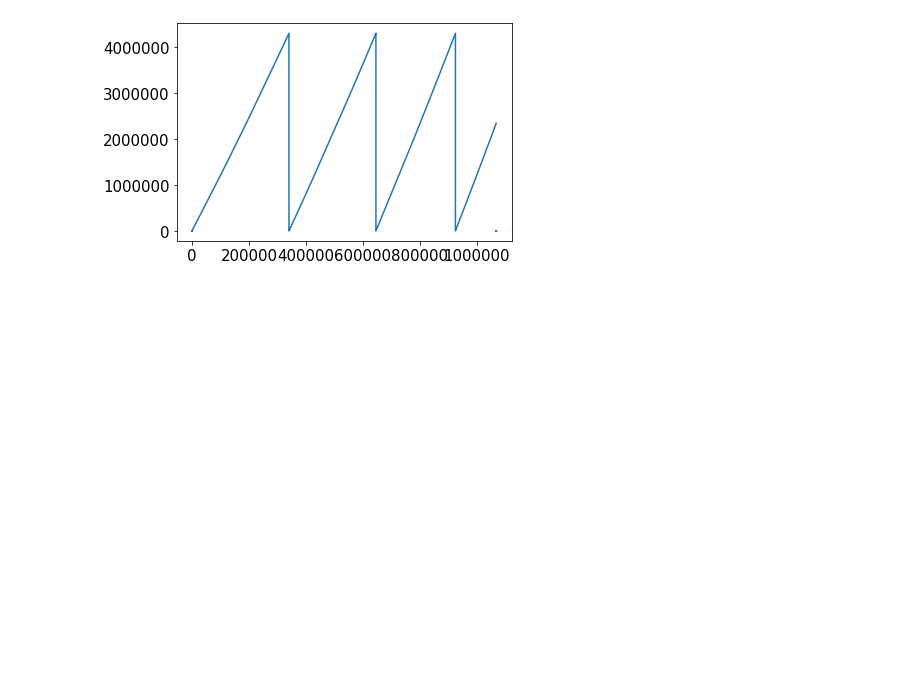
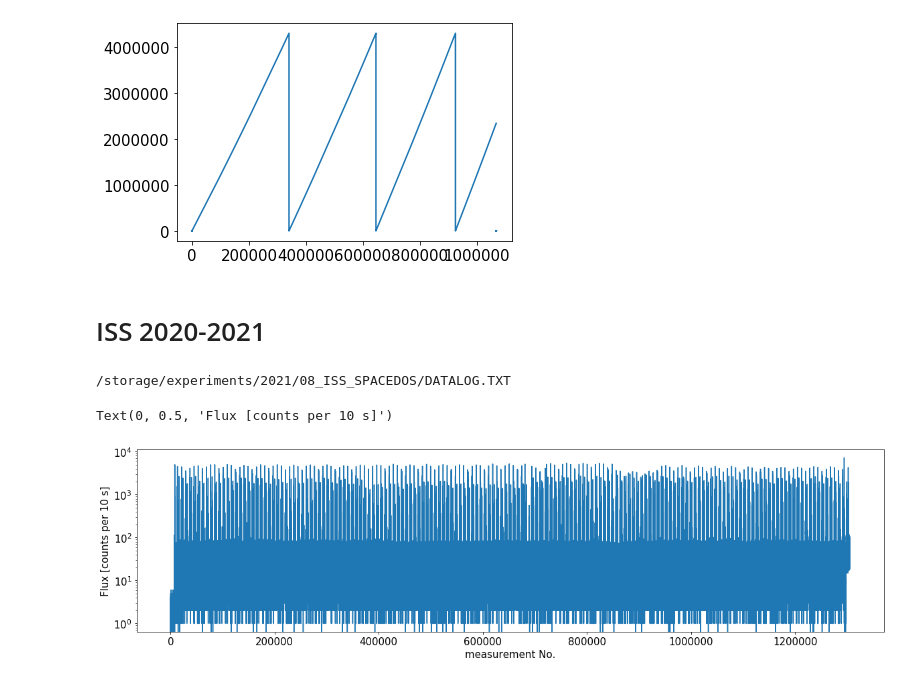
Before and after one commit to ODZ-UJF-AV-CR/ISS_SPACEDOS, a Jupyter notebook: SPACEDOS02A.ipynb, the cells around one changed output. Saved outputs shown, nothing was run; the diff lists cells and outputs as text; code cells hidden in the pictures; blank space fills up the shorter version.

```diff
--- a/SPACEDOS02A.ipynb
+++ b/SPACEDOS02A.ipynb
@@ -689,3 +689,39 @@ xf
 [figure]
 # %%
 df = df.apply(pd.to_numeric, errors='coerce')
+# %% [markdown]
+# ISS 2020-2021
+# %%
+fto = '/storage/experiments/2021/08_ISS_SPACEDOS/DATALOG.TXT' #  File to Open
+
+print (fto)
+
+l=[]
+l.extend(range(0,28))
+df = pd.read_csv(fto, sep=',', header=None, names=l, comment='*')#,engine='python' )
+df = df.reset_index(drop=True)
+# %% [output]
+/storage/experiments/2021/08_ISS_SPACEDOS/DATALOG.TXT
+# %%
+%matplotlib inline
+
+rc = df.loc[df[0]=='$CANDY']
+rc.reset_index(drop=True, inplace=True)
+
+rc = rc.apply(pd.to_numeric, errors='coerce')
+
+rc['sum'] = rc.iloc[:,9:28].sum(axis=1)
+
+plt.figure(figsize=(20,5))
+matplotlib.rcParams.update({'font.size': 15})
+
+rc['sum'].plot()
+plt.yscale('log')
+
+plt.xlabel('measurement No.')
+plt.ylabel('Flux [counts per 10 s]')
+#plt.xlim([287000,289000])
+#plt.ylim([0,4000])
+# %% [output]
+Text(0, 0.5, 'Flux [counts per 10 s]')
+[figure, added]
```
Also changed, not shown: parts of 17 cells of this notebook, 1 other file.
